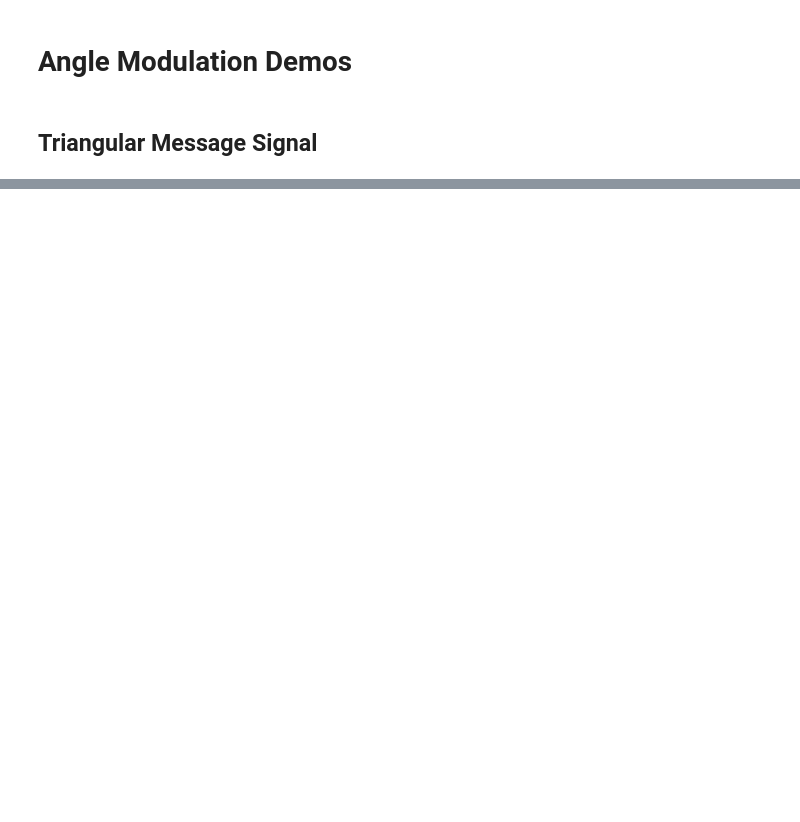
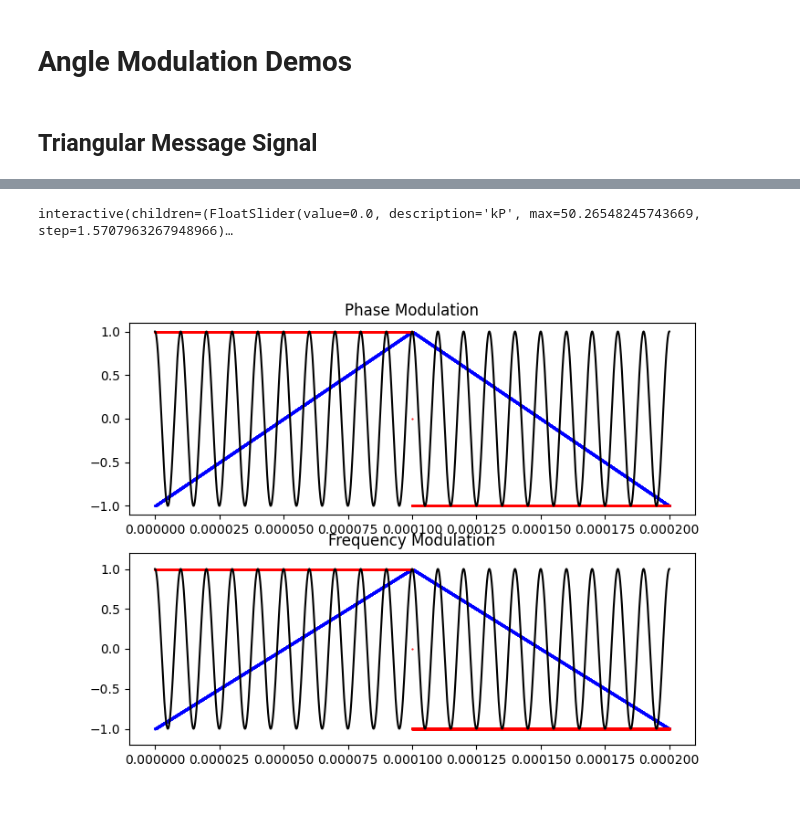
Before and after one commit to jmshea/comm, a Jupyter notebook: content/angle_mod.ipynb, the cells around one changed output, grey strips where cells are left out. Drawn from its saved outputs; the diff is of its cells as text; code cells hidden in the pictures; blank space fills up the shorter version.

```diff
--- a/content/angle_mod.ipynb
+++ b/content/angle_mod.ipynb
@@ -125,6 +104,8 @@ interact(
 
 
 def plot_example_0501b(kP,kF):
+    global fig, ax1, ax2, pm_mod, fm_mod
+
     tri_amplitude = 1
     tri_period = 2e-4
 
@@ -138,73 +119,72 @@ def plot_example_0501b(kP,kF):
     # Using gradient may smooth this rather than a first order approximation
     m_dot = np.diff(m)/(max_time/t_steps)
 
-    #plt.plot(t,m)
-    #plt.ylim(-1.5,1.5)
-
-    #plt.plot(t[0:len(m_dot)], m_dot/2e4)
-    #print(m_dot[0])
-
     # Convert carrier frequency to radians/sec
-    #wc = 100e6 * 2*np.pi
     wc = 1e5 * 2*np.pi
-
-    #kP = 10*np.pi
-    #kP = 5*np.pi
-    #kF = 2e5*np.pi
-    #kF = 2e-3*np.pi
-
-    temp_wct = wc*t
-    temp_tpm = kP*m
-    temp_tpf = kF*np.cumsum(m)
 
     theta_PM = wc*t + kP*m
     theta_FM = wc*t + kF*np.cumsum(m)
 
     plot_signals = True
 
     if( not plot_signals ):
-        # PM Instantaneous Phase
-        #plt.plot(t, theta_PM, '.k')
-        #plt.plot(t, temp_wct, '.r')
-        #plt.plot(t, temp_tpm, '.b')
 
         # FM Instantaneous Phase
         plt.plot(t, theta_FM, '.k', markersize=12)
         plt.plot(t, temp_wct, '.r', alpha=0.7)
         plt.plot(t, temp_tpf, '.b', alpha=0.7)
 
     else:
 
         A = 1
         sP = A * np.cos(theta_PM)
         sF = A * np.cos(theta_FM)
 
-        # figsize = (width, height)
-        fig = plt.figure(figsize=(20,8))
-        ax1 = fig.add_subplot(2,1,1)
-        ax2 = fig.add_subplot(2,1,2)
+        #PM
+        pm_mod.set_ydata(sP)
 
-        ax1.plot(t, sP, '-k')
-        ax1.plot(t[0:len(m)], m*(np.max(sF)/np.max(m)), '.b', markersize=1)
-        ax1.plot(t[0:len(m_dot)], m_dot*(np.max(sP)/np.max(m_dot)), '.r', markersize=1)
-        ax1.set_ylim((-1.2*np.max(sP), 1.2*np.max(sP)))
-        ax1.set_title("Phase Modulation")
+        #FM
+        fm_mod.set_ydata(sF)
 
-        ax2.plot(t, sF, '-k')
-        ax2.plot(t[0:len(m)], m*(np.max(sF)/np.max(m)), '.b', markersize=1)
-        ax2.plot(t[0:len(m_dot)], m_dot*(np.max(sF)/np.max(m_dot)), '.r', markersize=1)
-        ax2.set_ylim((-1.2*np.max(sF), 1.2*np.max(sF)))
-        ax2.set_title("Frequency Modulation")
+        fig.canvas.draw()
 
-        plt.show()
+# Fixed parameters
+A = 1
+# Convert carrier frequency to radians/sec
+wc = 1e5 * 2*np.pi
+
+theta_PM = wc*t + kP*m
+theta_FM = wc*t + kF*np.cumsum(m)
+sP = A * np.cos(theta_PM)
+sF = A * np.cos(theta_FM)
 
 
+# Set up the axes
+fig, axs = plt.subplot_mosaic([['PM'],['FM']], figsize=(8,6) )
+ax1 = axs['PM']
+ax2 = axs['FM']
+
+# Draw the initial plots
+ax1.set_title("Phase Modulation")
+ax1.plot(t[0:len(m)], m*(np.max(sF)/np.max(m)), '.b', markersize=1)
+ax1.plot(t[0:len(m_dot)], m_dot*(np.max(sP)/np.max(m_dot)), '.r', markersize=1)
+pm_mod = ax1.plot(t, sP, '-k')[0]
+
+
+ax2.set_title("Frequency Modulation")
+ax2.plot(t[0:len(m)], m*(np.max(sF)/np.max(m)), '.b', markersize=1)
+ax2.plot(t[0:len(m_dot)], m_dot*(np.max(sF)/np.max(m_dot)), '.r', markersize=1)
+ax2.set_ylim((-1.2*np.max(sF), 1.2*np.max(sF)))
+fm_mod = ax2.plot(t, sF, '-k')[0];
 
 interact(
     plot_example_0501b,
     kP = widgets.FloatSlider(min=0,max=16*np.pi, step=np.pi/2, value=0),
     kF = widgets.FloatSlider(min=0,max=4*np.pi, step=1e-1*np.pi, value=0, description='kF * 1e3')
 );
+# %% [output]
+interactive(children=(FloatSlider(value=0.0, description='kP', max=50.26548245743669, step=1.5707963267948966)…
+[figure, added]
 # %%
 def square_wave(t, amplitude, period):
 
```
Also changed, not shown: parts of 5 cells of this notebook.
